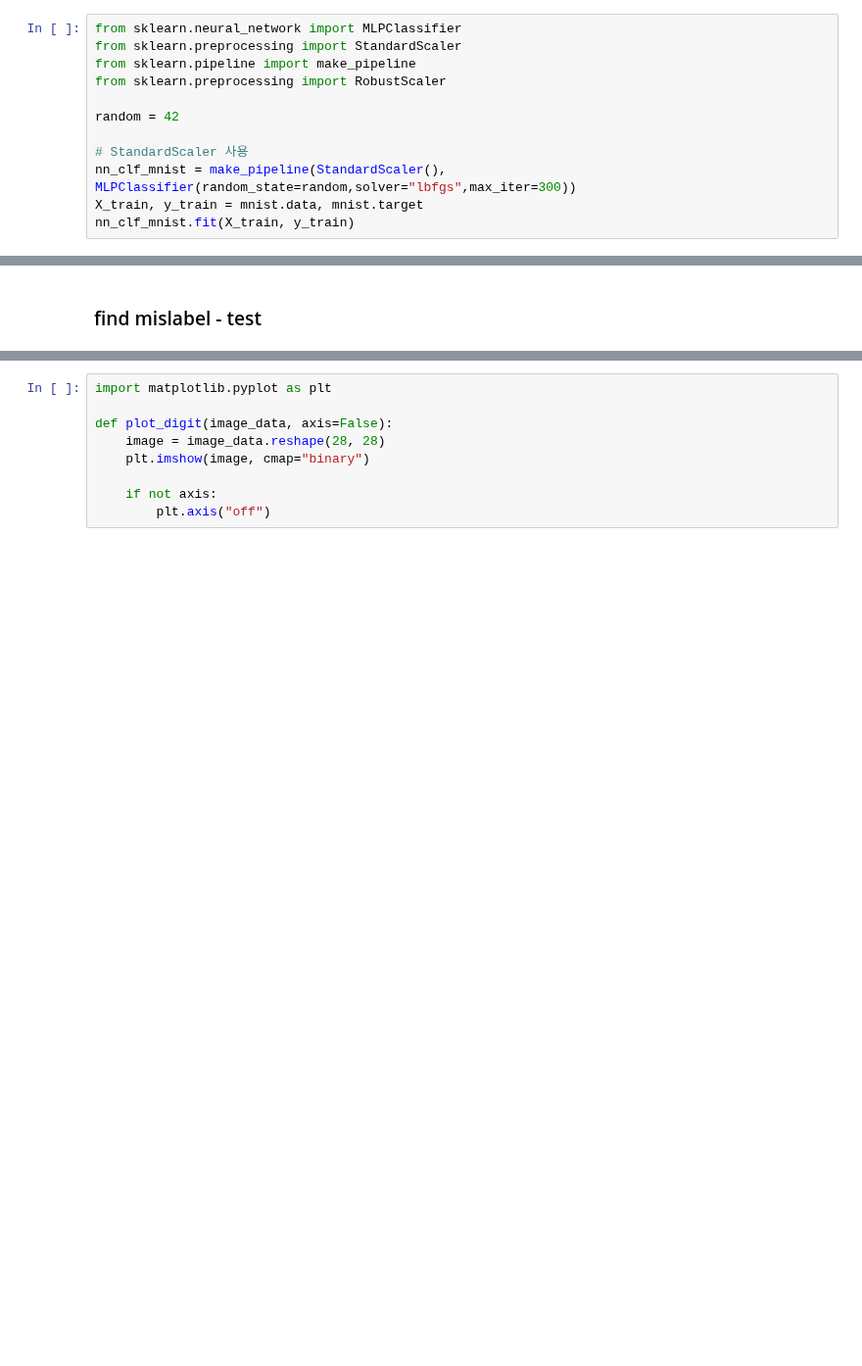
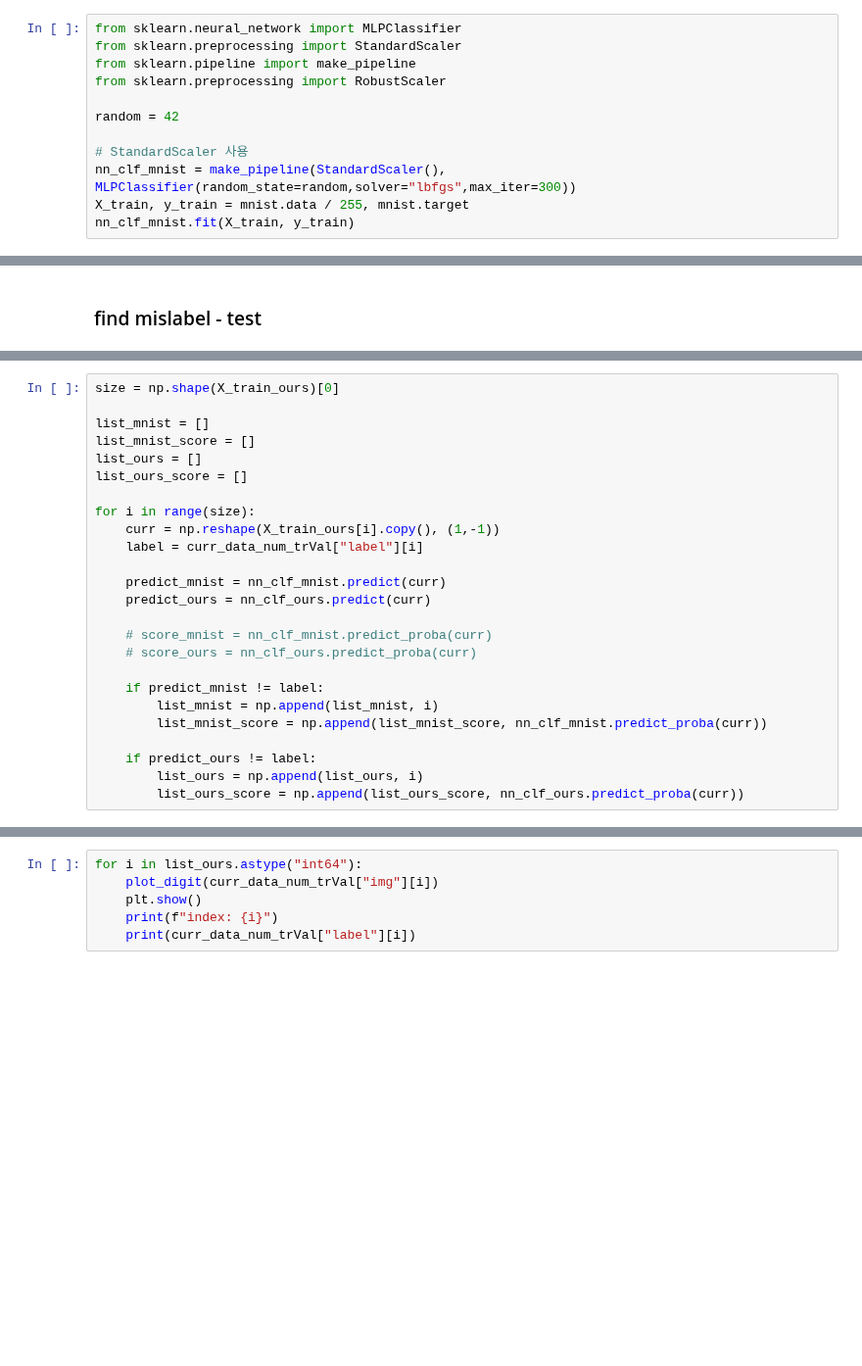
Before and after one commit to nonameR9077/MLproject_2023-2, a Jupyter notebook: dataset/MNIST_image_transform/npzLabelFix.ipynb, the cells around one changed output, grey strips where cells are left out. Shown at 98% size. Cells and saved outputs as stored; diff of their text form; blank space fills up the shorter version.

Commit message:
labelfix ongoing

```diff
--- a/dataset/MNIST_image_transform/npzLabelFix.ipynb
+++ b/dataset/MNIST_image_transform/npzLabelFix.ipynb
@@ -85,7 +80,7 @@ random = 42
 
 # StandardScaler 사용
 nn_clf_mnist = make_pipeline(StandardScaler(), MLPClassifier(random_state=random,solver="lbfgs",max_iter=300))
-X_train, y_train = mnist.data, mnist.target
+X_train, y_train = mnist.data / 255, mnist.target
 nn_clf_mnist.fit(X_train, y_train)
 # %% [output]
 Pipeline(steps=[('standardscaler', StandardScaler()),
@@ -245,0 +242,25 @@ AttributeError: predict_proba is not available when  probability=False
+# %%
+size = np.shape(X_train_ours)[0]
+
+list_mnist = []
+list_mnist_score = []
+list_ours = []
+list_ours_score = []
+
+for i in range(size):
+    curr = np.reshape(X_train_ours[i].copy(), (1,-1))
+    label = curr_data_num_trVal["label"][i]
+
+    predict_mnist = nn_clf_mnist.predict(curr)
+    predict_ours = nn_clf_ours.predict(curr)
+
+    # score_mnist = nn_clf_mnist.predict_proba(curr)
+    # score_ours = nn_clf_ours.predict_proba(curr)
+
+    if predict_mnist != label:
+        list_mnist = np.append(list_mnist, i)
+        list_mnist_score = np.append(list_mnist_score, nn_clf_mnist.predict_proba(curr))
+
+    if predict_ours != label:
+        list_ours = np.append(list_ours, i)
+        list_ours_score = np.append(list_ours_score, nn_clf_ours.predict_proba(curr))
@@ -246,9 +283,8 @@ AttributeError: predict_proba is not available when  probability=False
 # %%
-import matplotlib.pyplot as plt
-
-def plot_digit(image_data, axis=False):
-    image = image_data.reshape(28, 28)
-    plt.imshow(image, cmap="binary")
-
-    if not axis:
-        plt.axis("off")
+for i in list_ours.astype("int64"):
+    plot_digit(curr_data_num_trVal["img"][i])
+    plt.show()
+    print(f"index: {i}")
+    print(curr_data_num_trVal["label"][i])
+# %% [output]
+[figure, added]
```
Also changed, not shown: parts of 31 cells of this notebook.
